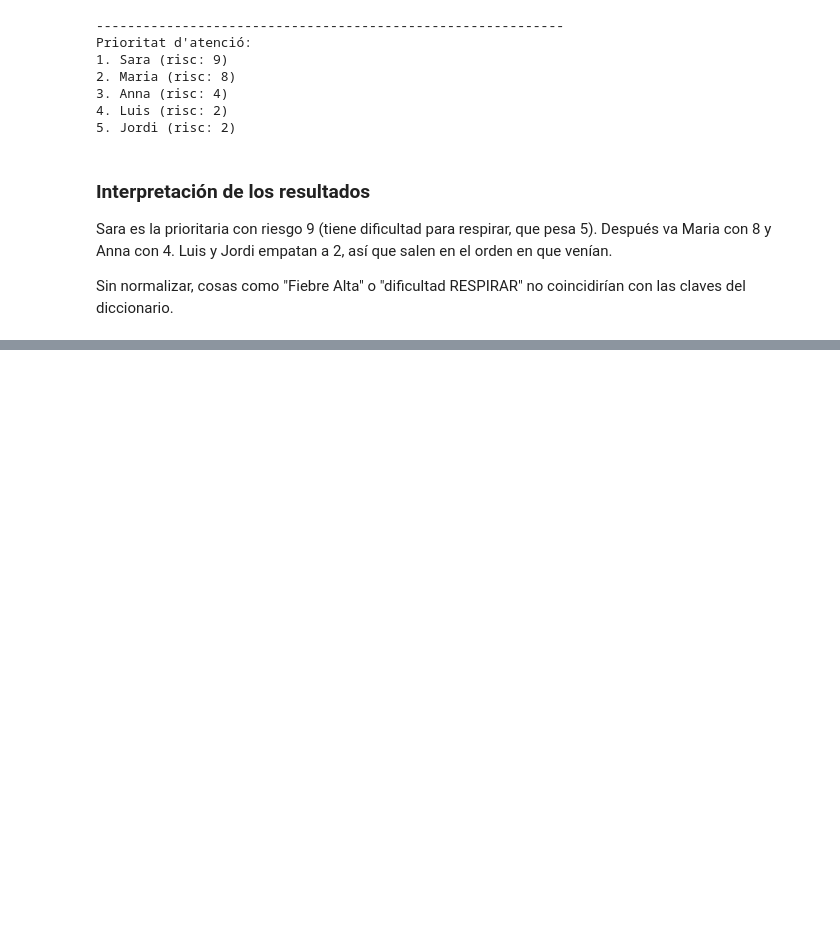
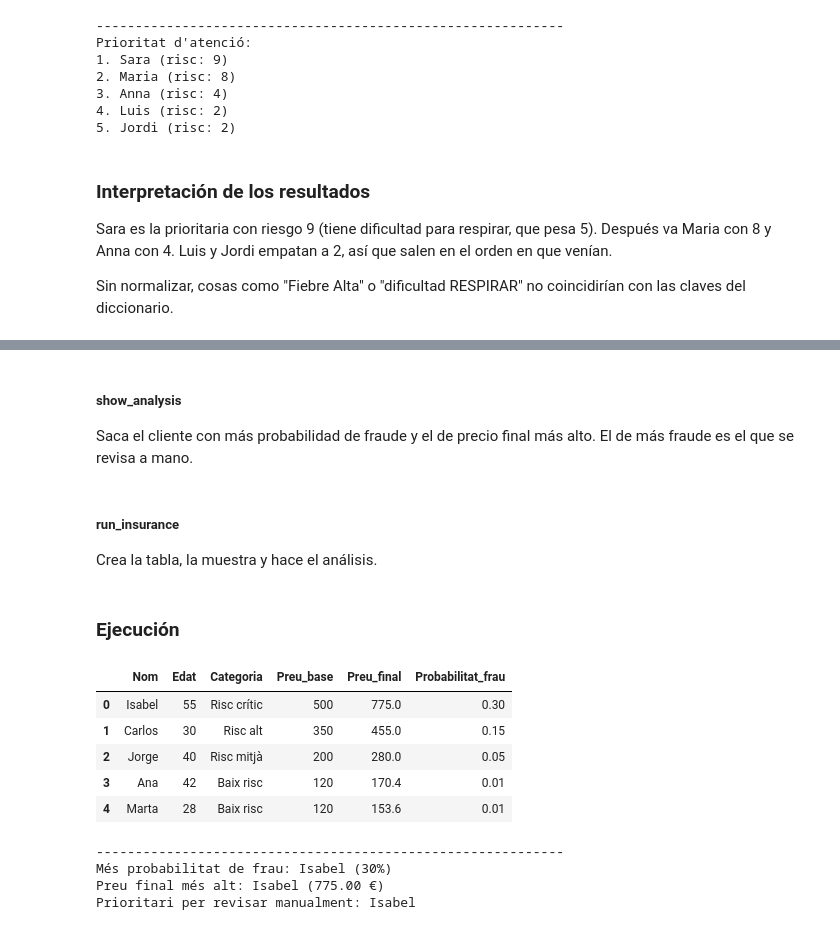
Before and after one commit to chisamitsu/ita-dataanalytics, a Jupyter notebook: s07-python-basico/s07-python-basico.ipynb, the cells around one changed output, grey strips where cells are left out. Drawn from its saved outputs; the diff is of its cells as text; code cells hidden in the pictures; blank space fills up the shorter version.

Commit message:
S07: Python básico - Nivel 2 ejercicio 2 resuelto

```diff
--- a/s07-python-basico/s07-python-basico.ipynb
+++ b/s07-python-basico/s07-python-basico.ipynb
@@ -1010,0 +1144,3 @@ Sin normalizar, cosas como "Fiebre Alta" o "dificultad RESPIRAR" no coincidiría
+# %%
+def final_price(base_price, age):
+  return round(base_price * (1 + age / 100), 2)
@@ -1010,0 +1153,46 @@ Sin normalizar, cosas como "Fiebre Alta" o "dificultad RESPIRAR" no coincidiría
+# %%
+def build_table(clients, tiers):
+  rows = [client_tier(client, tiers) for client in clients]
+  for row in rows:
+    row["Preu_final"] = final_price(row["Preu_base"],row["Edat"])
+
+  rows = sorted(rows, key=lambda row: (row["Probabilitat_frau"], row["Preu_final"]), reverse=True)
+  return pd.DataFrame(rows)[["Nom", "Edat", "Categoria", "Preu_base", "Preu_final", "Probabilitat_frau"]]
+# %% [markdown]
+##### **show_analysis**
+
+Saca el cliente con más probabilidad de fraude y el de precio final más alto. El de más fraude es el que se revisa a mano.
+# %%
+def show_analysis(df):
+  most_fraud = df.sort_values("Probabilitat_frau", ascending=False).iloc[0]
+  most_expensive = df.sort_values("Preu_final", ascending=False).iloc[0]
+
+  print(f"Més probabilitat de frau: {most_fraud['Nom']} ({most_fraud['Probabilitat_frau']:.0%})")
+  print(f"Preu final més alt: {most_expensive['Nom']} ({most_expensive['Preu_final']:.2f} €)")
+  print(f"Prioritari per revisar manualment: {most_fraud['Nom']}")
+# %% [markdown]
+##### **run_insurance**
+
+Crea la tabla, la muestra y hace el análisis.
+# %%
+def run_insurance(clients, tiers):
+  df = build_table(clients, tiers)
+  display(df)
+
+  print("\n" + "-" * 60)
+  show_analysis(df)
+# %% [markdown]
+### Ejecución
+# %%
+run_insurance(clients_seguro, nivells_seguro)
+# %% [output]
+|  | Nom | Edat | Categoria | Preu_base | Preu_final | Probabilitat_frau |
+| 0 | Isabel | 55 | Risc crític | 500 | 775.0 | 0.30 |
+| 1 | Carlos | 30 | Risc alt | 350 | 455.0 | 0.15 |
+| 2 | Jorge | 40 | Risc mitjà | 200 | 280.0 | 0.05 |
+| 3 | Ana | 42 | Baix risc | 120 | 170.4 | 0.01 |
+| 4 | Marta | 28 | Baix risc | 120 | 153.6 | 0.01 |
+------------------------------------------------------------
+Més probabilitat de frau: Isabel (30%)
+Preu final més alt: Isabel (775.00 €)
+Prioritari per revisar manualment: Isabel
```
Also changed, not shown: parts of 15 cells of this notebook.
